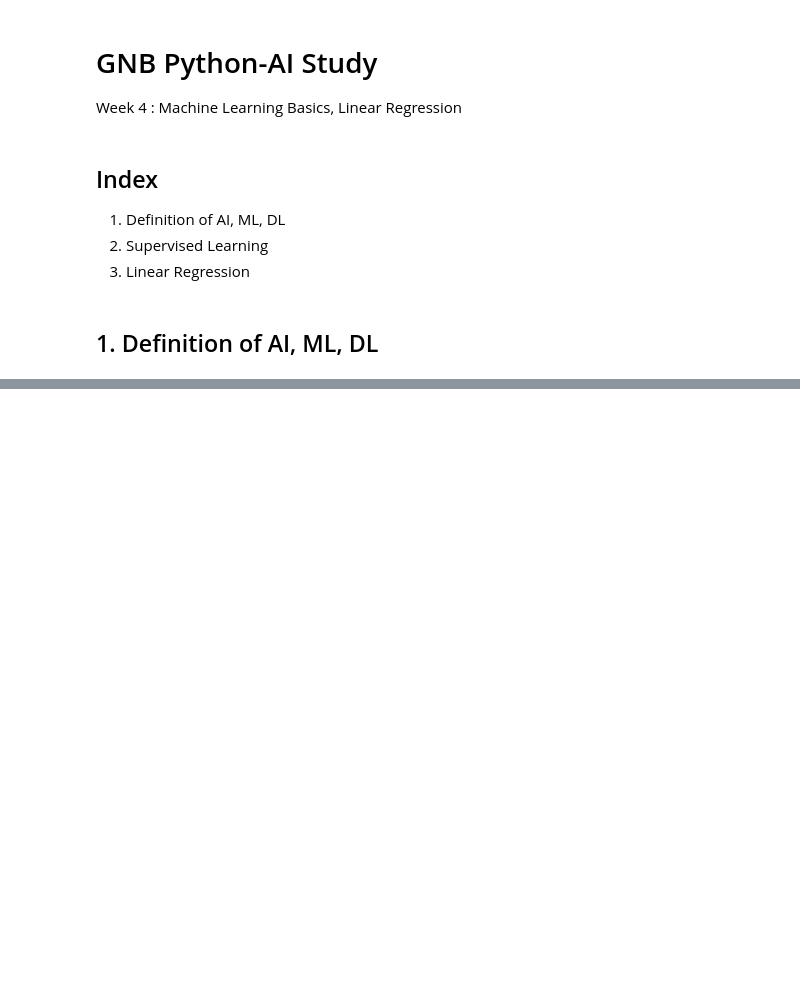
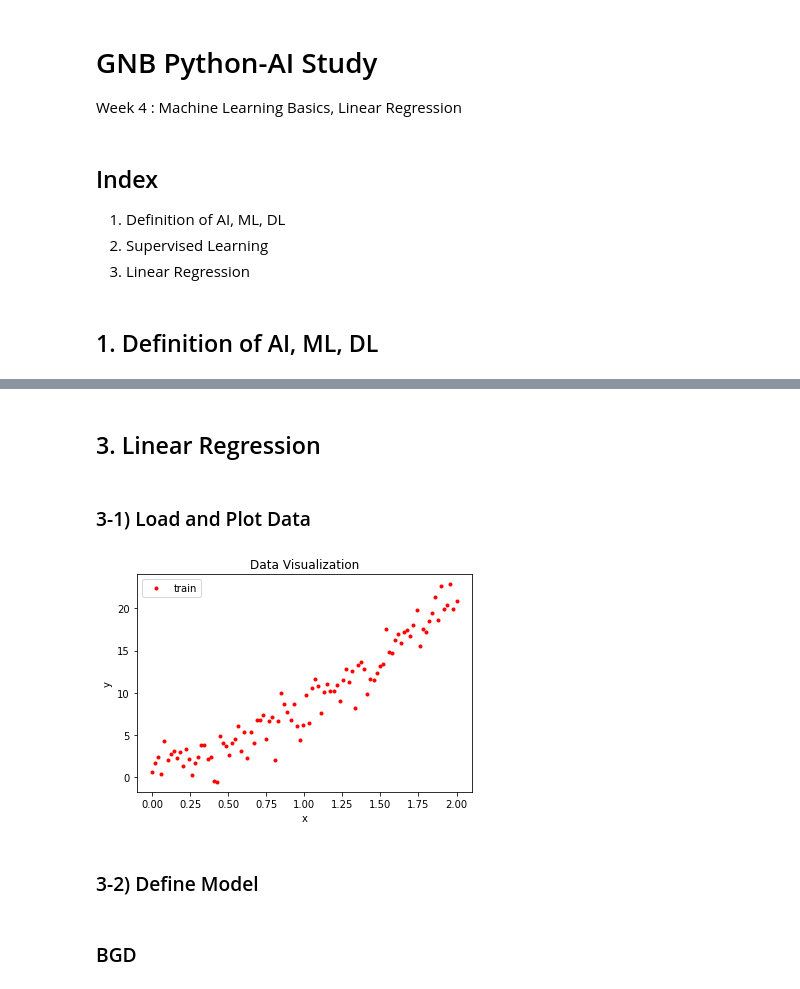
Before and after one commit to gnbhub/gnbai20211, a Jupyter notebook: lecturenote/week4-dohun.ipynb, the cells around one changed output, grey strips where cells are left out. Cells and saved outputs as stored; diff of their text form; code cells hidden in the pictures; blank space fills up the shorter version.

```diff
--- a/lecturenote/week4-dohun.ipynb
+++ b/lecturenote/week4-dohun.ipynb
@@ -40,0 +37,4 @@ Week 4 : Machine Learning Basics, Linear Regression
+# %% [markdown]
+## 3. Linear Regression
+# %% [markdown]
+### 3-1) Load and Plot Data
@@ -40,0 +45,19 @@ Week 4 : Machine Learning Basics, Linear Regression
+# %%
+col_names = ['x', 'y']
+df = pd.read_csv('data/data_lab1.txt', sep=" ", names=col_names)
+
+x_train = df['x'].values.reshape(-1, 1)
+y_train = df['y'].values.reshape(-1, 1)
+# %%
+plt.plot(x_train, y_train, 'r.', label='train')
+# plt.plot(x_test, y_test, 'b.', label='test')
+
+plt.title('Data Visualization')
+plt.xlabel('x')
+plt.ylabel('y')
+plt.legend()
+plt.show()
+# %% [output]
+[figure, added]
+# %% [markdown]
+### 3-2) Define Model
@@ -40,0 +124,2 @@ Week 4 : Machine Learning Basics, Linear Regression
+# %% [markdown]
+### BGD
```
Also changed, not shown: parts of 20 cells of this notebook, 1 other file.
